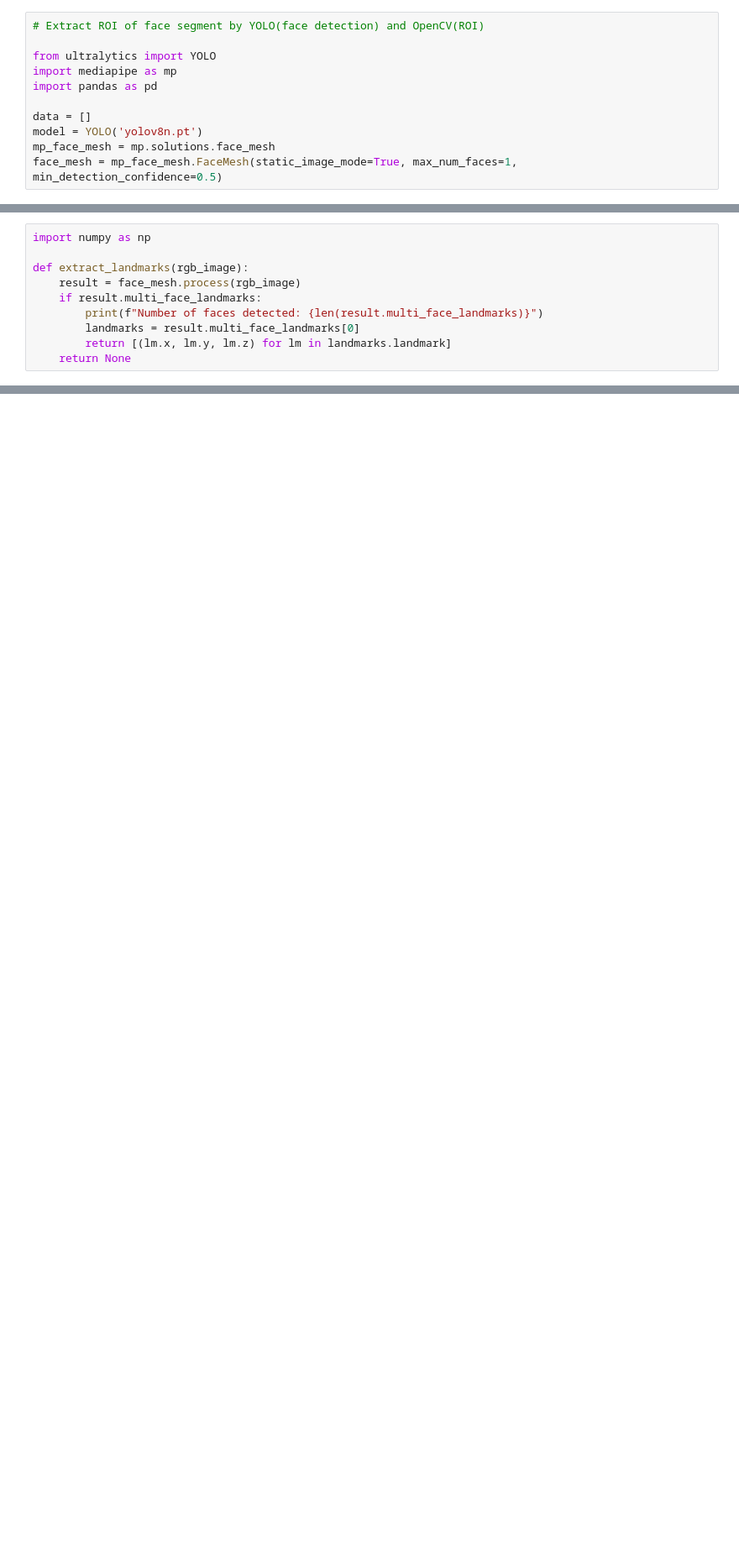
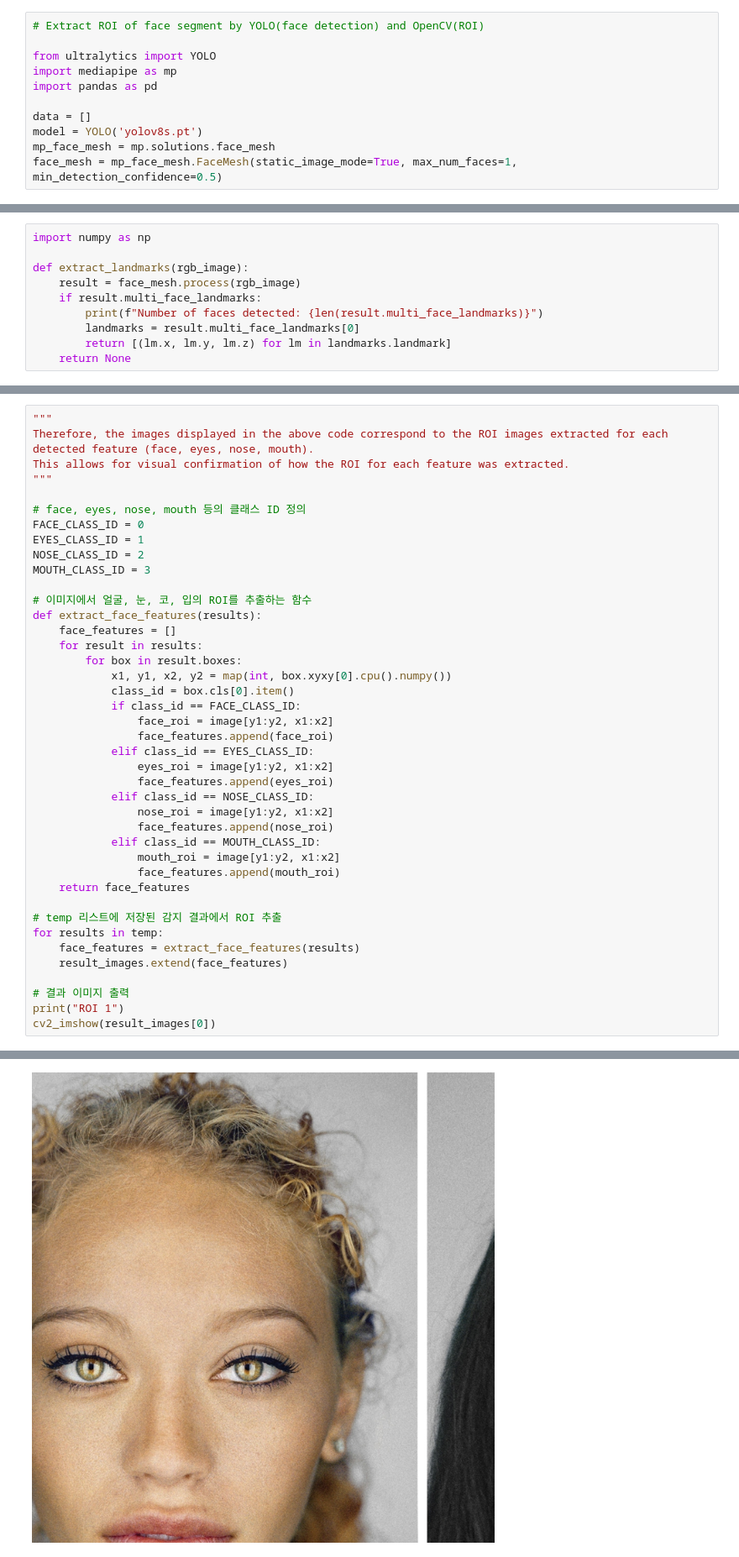
Before and after one commit to yunseoLee0343/embedded, a Jupyter notebook: embedded_2024.ipynb, the cells around one changed output, grey strips where cells are left out. Shown at 84% size. Saved outputs shown, nothing was run; the diff lists cells and outputs as text; blank space fills up the shorter version.

```diff
--- a/embedded_2024.ipynb
+++ b/embedded_2024.ipynb
@@ -53,6 +55,6 @@ import mediapipe as mp
 import pandas as pd
 
 data = []
-model = YOLO('yolov8n.pt')
+model = YOLO('yolov8s.pt')
 mp_face_mesh = mp.solutions.face_mesh
 face_mesh = mp_face_mesh.FaceMesh(static_image_mode=True, max_num_faces=1, min_detection_confidence=0.5)
@@ -138,0 +115,42 @@ def calculate_similarity(landmarks1, landmarks2):
+# %%
+"""
+Therefore, the images displayed in the above code correspond to the ROI images extracted for each detected feature (face, eyes, nose, mouth).
+This allows for visual confirmation of how the ROI for each feature was extracted.
+"""
+
+# face, eyes, nose, mouth 등의 클래스 ID 정의
+FACE_CLASS_ID = 0
+EYES_CLASS_ID = 1
+NOSE_CLASS_ID = 2
+MOUTH_CLASS_ID = 3
+
+# 이미지에서 얼굴, 눈, 코, 입의 ROI를 추출하는 함수
+def extract_face_features(results):
+    face_features = []
+    for result in results:
+        for box in result.boxes:
+            x1, y1, x2, y2 = map(int, box.xyxy[0].cpu().numpy())
+            class_id = box.cls[0].item()
+            if class_id == FACE_CLASS_ID:
+                face_roi = image[y1:y2, x1:x2]
+                face_features.append(face_roi)
+            elif class_id == EYES_CLASS_ID:
+                eyes_roi = image[y1:y2, x1:x2]
+                face_features.append(eyes_roi)
+            elif class_id == NOSE_CLASS_ID:
+                nose_roi = image[y1:y2, x1:x2]
+                face_features.append(nose_roi)
+            elif class_id == MOUTH_CLASS_ID:
+                mouth_roi = image[y1:y2, x1:x2]
+                face_features.append(mouth_roi)
+    return face_features
+
+# temp 리스트에 저장된 감지 결과에서 ROI 추출
+for results in temp:
+    face_features = extract_face_features(results)
+    result_images.extend(face_features)
+
+# 결과 이미지 출력
+print("ROI 1")
+cv2_imshow(result_images[0])
+# %% [output]
@@ -138,0 +158 @@ def calculate_similarity(landmarks1, landmarks2):
+[figure, added]
```
Also changed, not shown: parts of 7 cells of this notebook.
